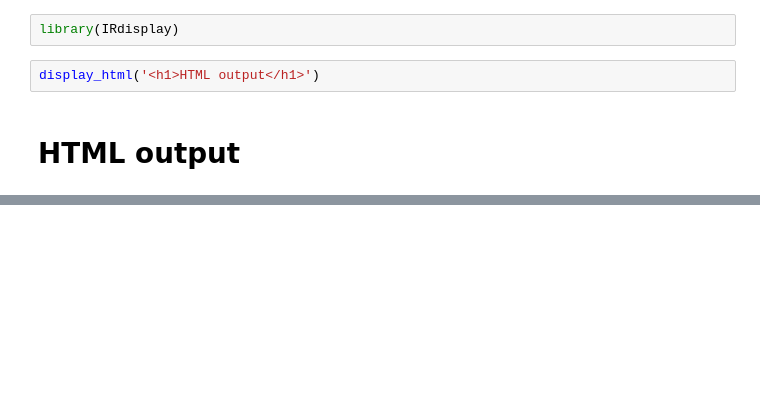
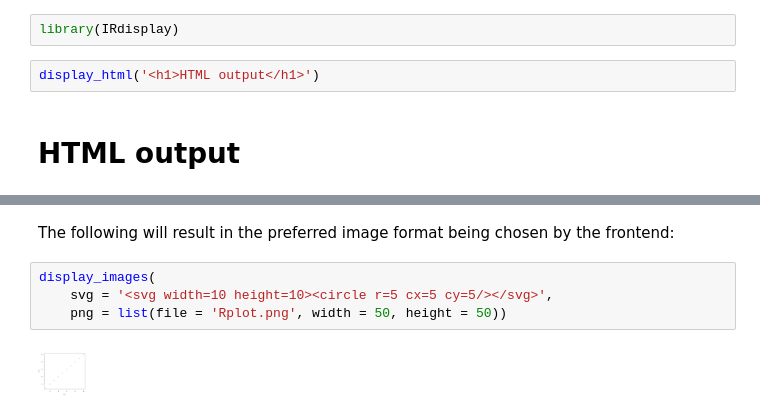
Before and after one commit to IRkernel/IRkernel, a Jupyter notebook: Display.ipynb, the cells around one changed output, grey strips where cells are left out. Saved outputs shown, nothing was run; the diff lists cells and outputs as text; blank space fills up the shorter version.

Commit message:
Send multiple plots (requires IRkernel/IRdisplay#3)

```diff
--- a/Display.ipynb
+++ b/Display.ipynb
@@ -15,3 +15,11 @@ display_png(filename='Rplot.png')
 pdf
   2
 [figure]
+# %% [markdown]
+The following will result in the preferred image format being chosen by the frontend:
+# %%
+display_images(
+    svg = '<svg width=10 height=10><circle r=5 cx=5 cy=5/></svg>',
+    png = list(file = 'Rplot.png', width = 50, height = 50))
+# %% [output]
+[figure, added]
```
Also changed, not shown: parts of 4 cells of this notebook, 7 other files.
